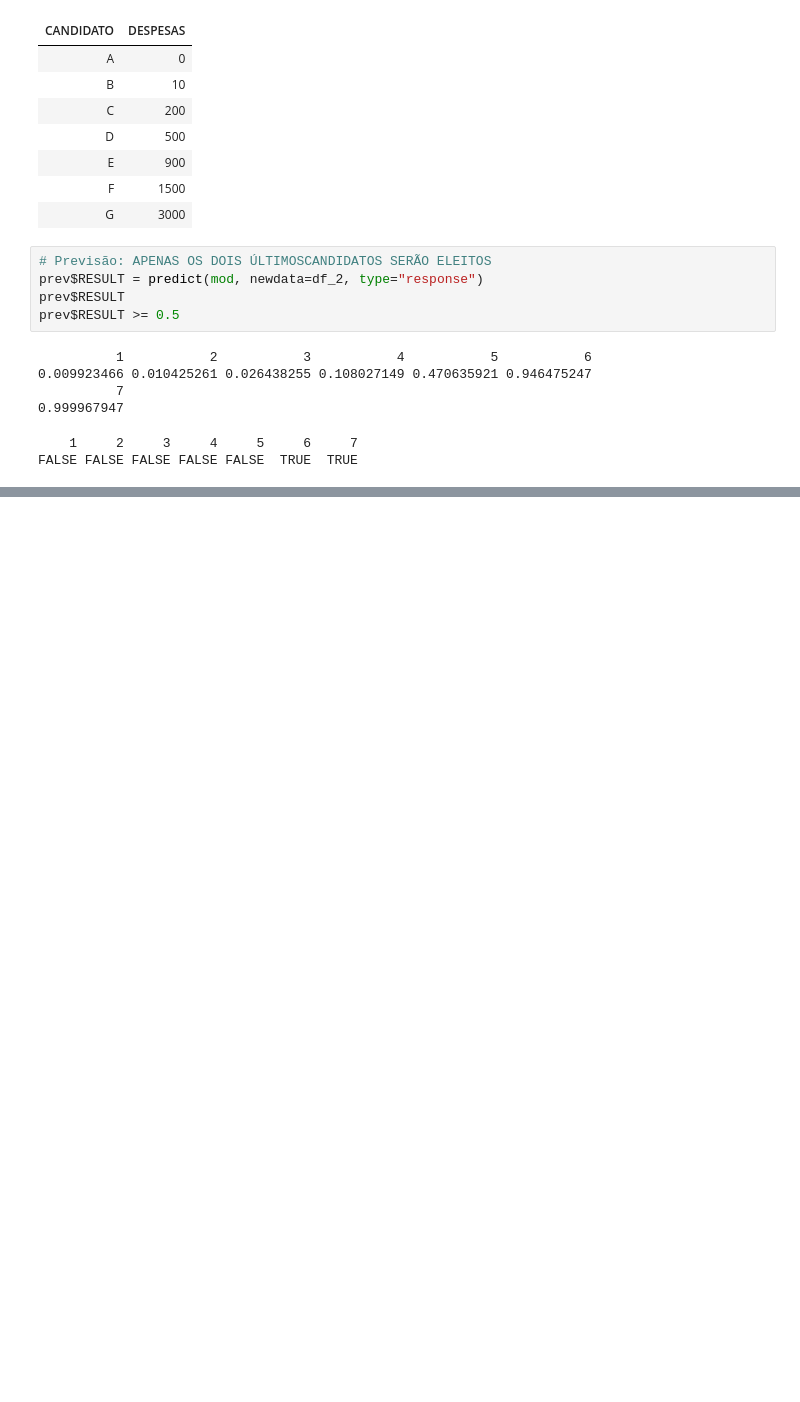
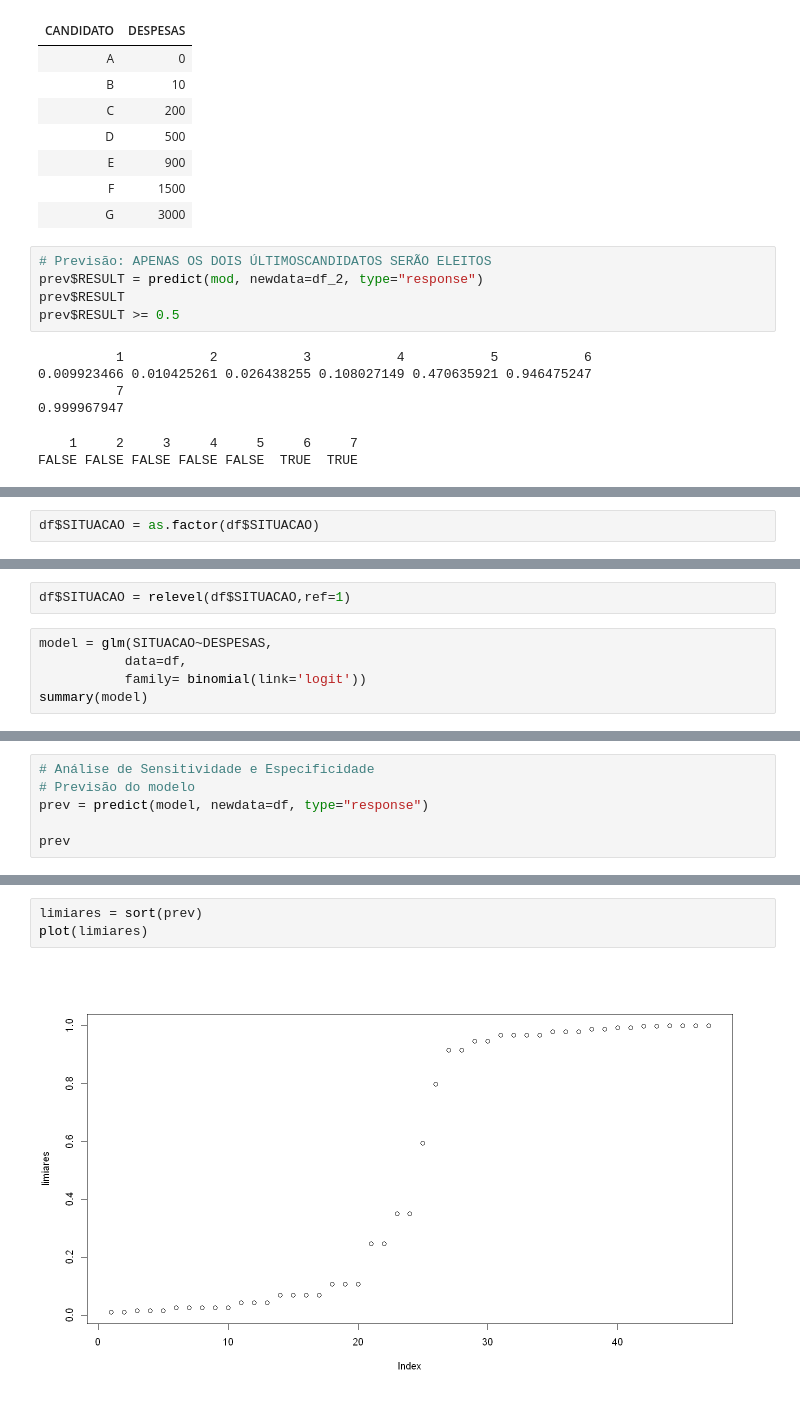
Before and after one commit to emariot/Estatistica_com_R_e_Python, a Jupyter notebook: R/Regressão Logística.ipynb, the cells around one changed output, grey strips where cells are left out. Cells and saved outputs as stored; diff of their text form; blank space fills up the shorter version.

```diff
--- a/R/Regressão Logística.ipynb
+++ b/R/Regressão Logística.ipynb
@@ -119,0 +126,2 @@ ERROR: Error in prev$RESULT: $ operator is invalid for atomic vectors
+# %%
+df$SITUACAO = as.factor(df$SITUACAO)
@@ -119,0 +145,7 @@ ERROR: Error in prev$RESULT: $ operator is invalid for atomic vectors
+# %%
+df$SITUACAO = relevel(df$SITUACAO,ref=1)
+# %%
+model = glm(SITUACAO~DESPESAS,
+           data=df,
+           family= binomial(link='logit'))
+summary(model)
@@ -119,0 +178,6 @@ ERROR: Error in prev$RESULT: $ operator is invalid for atomic vectors
+# %%
+# Análise de Sensitividade e Especificidade
+# Previsão do modelo
+prev = predict(model, newdata=df, type="response")
+
+prev
@@ -119,0 +199,5 @@ ERROR: Error in prev$RESULT: $ operator is invalid for atomic vectors
+# %%
+limiares = sort(prev)
+plot(limiares)
+# %% [output]
+[figure, added]
```
Also changed, not shown: parts of 18 cells of this notebook.
